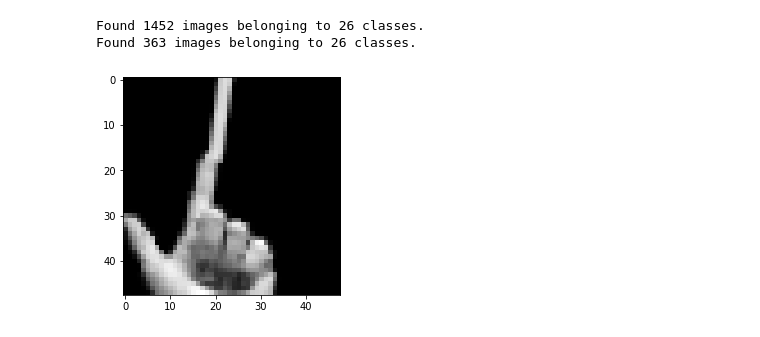
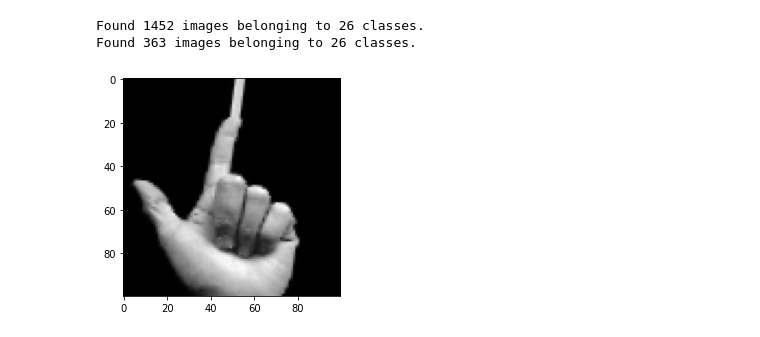
Before and after one commit to Logan-Rose/ASL-transcriber, a Jupyter notebook: new_classifier.ipynb, the cells around one changed output. Saved outputs shown, nothing was run; the diff lists cells and outputs as text; code cells hidden in the pictures.

```diff
--- a/new_classifier.ipynb
+++ b/new_classifier.ipynb
@@ -36,45 +37,44 @@ img_generator = tf.keras.preprocessing.image.ImageDataGenerator(
     width_shift_range=20.0,
     height_shift_range=20.0,
     shear_range=0.1,
-    zoom_range=.1,
-    channel_shift_range=0.0,
+    zoom_range=.2,
     fill_mode='nearest',
     horizontal_flip=True,
-    # vertical_flip=True,
+    vertical_flip=True,
     validation_split=0.2
 
 )
 
 train_generator = img_generator.flow_from_directory(
   './asl_dataset',
-  target_size=(48,48),
+  target_size=(100,100),
   color_mode='grayscale',
   classes=classes,
   class_mode='categorical',
   seed=SEED,
   shuffle=False,
   subset='training'
 )
 
 val_generator = img_generator.flow_from_directory(
   './asl_dataset',
-  target_size=(48,48),
+  target_size=(100,100),
   color_mode='grayscale',
   classes=classes,
   class_mode='categorical',
   seed=SEED,
   shuffle=False,
   subset='validation'
 )
 
 for i, image in enumerate(val_generator):
   if i == 5:
     plt.imshow(image[0][1], cmap = 'gray')
     break
 # %% [output]
 Found 1452 images belonging to 26 classes.
 Found 363 images belonging to 26 classes.
-[figure, old version]
+[figure, new version]
 # %%
 def make_directories():
     d = datetime.datetime.today()
```
Also changed, not shown: parts of 2 cells of this notebook, 13 other files.
